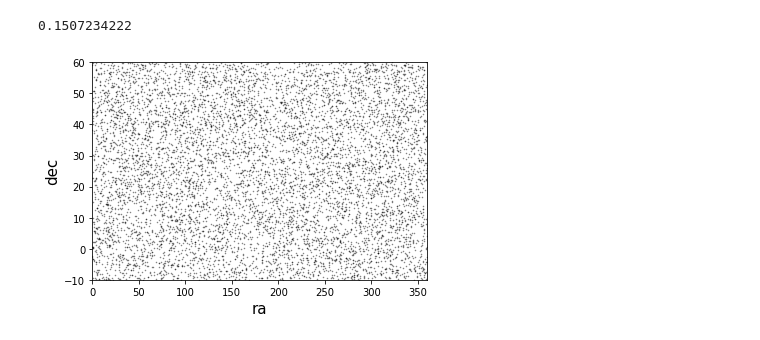
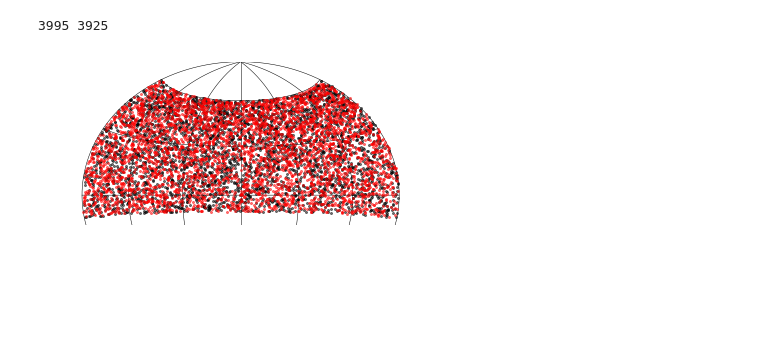
Before and after one commit to ht1an/simu_lamost, a Jupyter notebook: simu_lamost.ipynb, the cells around one changed output. Cells and saved outputs as stored; diff of their text form; code cells hidden in the pictures; blank space fills up the shorter version.

```diff
--- a/simu_lamost.ipynb
+++ b/simu_lamost.ipynb
@@ -22,18 +23,7 @@ obs_time = data['OBS_TIME']
 expt = data['EXPOSURE']
 freq = data['EXPOSURE_TIMES']
 pclass = data['PLATECLASS']
-# %%
-mmdd = obs_date % 10000
-dd = mmdd % 100
-mm = np.floor(mmdd/100)
-yyyy = np.floor(obs_date/10000)
-ind  = np.abs(mm-7)<10
-plt.plot(ra[ind],dec[ind],'ko',alpha=0.5,markersize=0.5)
-plt.xlabel('ra',fontsize=15)
-plt.ylabel("dec",fontsize=15)
-plt.axis([0,360,-10,60])
-print(np.min(ra))
-# print(len(pclass[pclass=="TDP"]),len(ra))
-# %% [output]
-0.1507234222
-[figure, removed]
+# %%
+xd,yd = PAP.aitoff(ra,dec)
+ind_tdp = pclass == "TDP"
+ind_fdp = pclass == "FDP"
@@ -39,0 +54,27 @@ print(np.min(ra))
+# %%
+#  plot  aitoff  figure
+lw = 0.5
+fig = plt.figure(figsize=(6,3))
+plt.plot(Xab0,Yab0,'k-',linewidth=lw)
+plt.plot(Xab30,Yab30,'k-',linewidth=lw)
+plt.plot(Xab60,Yab60,'k-',linewidth=lw)
+plt.plot(Xab130,Yab130,'k-',linewidth=lw)
+plt.plot(Xab160,Yab160,'k-',linewidth=lw)
+plt.plot(Xal0,Yal0,'k-',linewidth=lw)
+plt.plot(Xal60,Yal60,'k-',linewidth=lw)
+plt.plot(Xal120,Yal120,'k-',linewidth=lw)
+plt.plot(Xal180,Yal180,'k-',linewidth=lw)
+plt.plot(Xal060,Yal060,'k-',linewidth=lw)
+plt.plot(Xal0120,Yal0120,'k-',linewidth=lw)
+plt.plot(Xal0180,Yal0180,'k-',linewidth=lw)
+
+plt.plot(xd[ind_tdp],yd[ind_tdp],'ko',alpha=0.5,markersize=2)
+plt.plot(xd[ind_fdp],yd[ind_fdp],'ro',alpha=0.5,markersize=2)
+plt.axis("off")
+plt.axis([-190,190,-20,90])
+plt.savefig("coverage_050.eps")
+
+print(len(xd[ind_fdp]),len(xd[ind_tdp]))
+# %% [output]
+3995 3925
+[figure, added]
```
Also changed, not shown: parts of 7 cells of this notebook, 49 other files.
